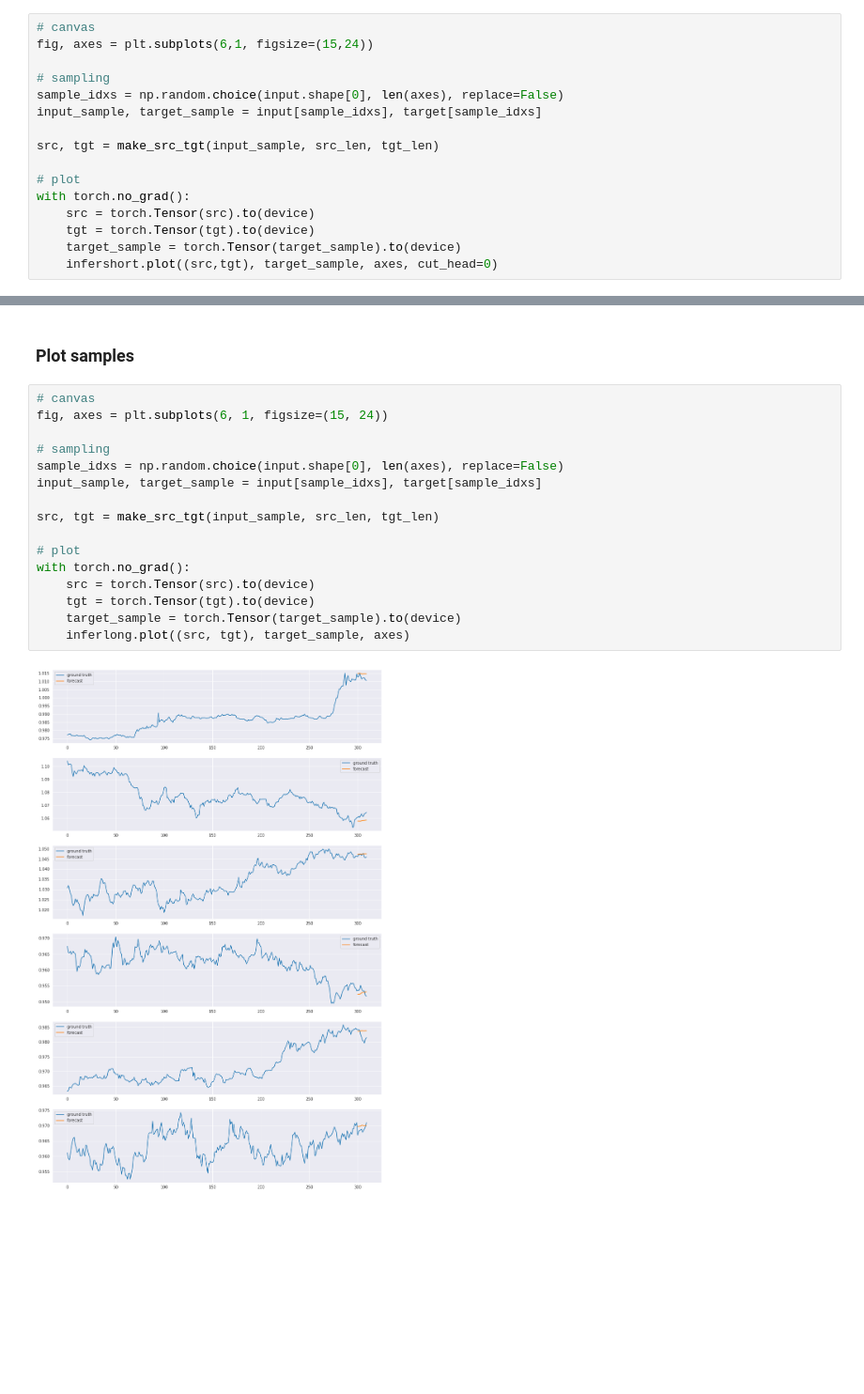
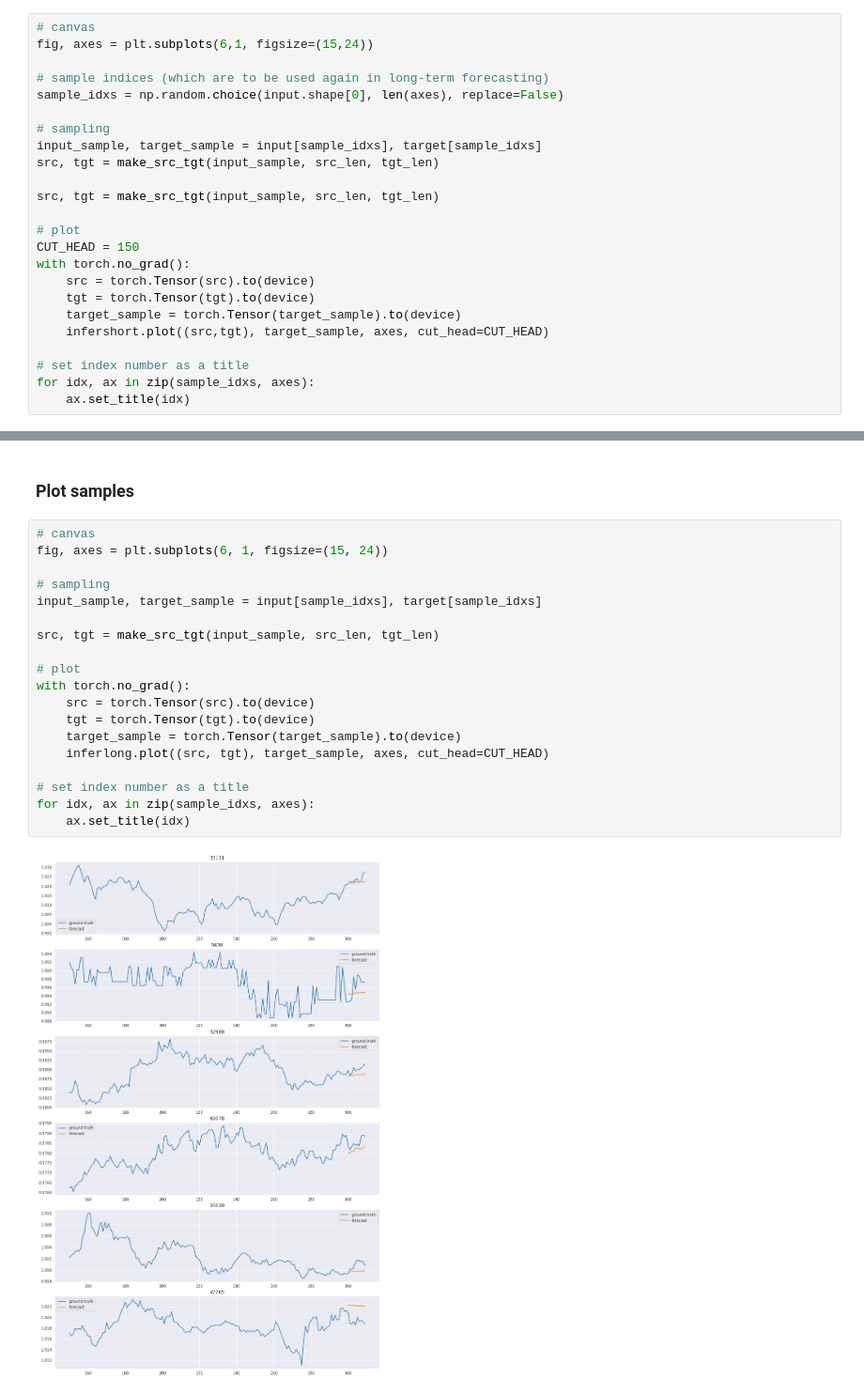
Before and after one commit to yejoon-lee/Transformer_for_time_series, a Jupyter notebook: coin_infer.ipynb, the cells around one changed output, grey strips where cells are left out. Shown at 94% size. Saved outputs shown, nothing was run; the diff lists cells and outputs as text; blank space fills up the shorter version.

```diff
--- a/coin_infer.ipynb
+++ b/coin_infer.ipynb
@@ -79,16 +82,24 @@ Test metric: 0.002591845651109633
 # canvas
 fig, axes = plt.subplots(6,1, figsize=(15,24))
 
+# sample indices (which are to be used again in long-term forecasting)
+sample_idxs = np.random.choice(input.shape[0], len(axes), replace=False)
+
 # sampling
-sample_idxs = np.random.choice(input.shape[0], len(axes), replace=False)
 input_sample, target_sample = input[sample_idxs], target[sample_idxs]
+src, tgt = make_src_tgt(input_sample, src_len, tgt_len)
 
 src, tgt = make_src_tgt(input_sample, src_len, tgt_len)
 
 # plot
+CUT_HEAD = 150
 with torch.no_grad():
     src = torch.Tensor(src).to(device)
     tgt = torch.Tensor(tgt).to(device)
     target_sample = torch.Tensor(target_sample).to(device)
-    infershort.plot((src,tgt), target_sample, axes, cut_head=0)
+    infershort.plot((src,tgt), target_sample, axes, cut_head=CUT_HEAD)
+
+# set index number as a title
+for idx, ax in zip(sample_idxs, axes):
+    ax.set_title(idx)
 # %% [output]
@@ -122,18 +131,21 @@ Test metric(MAE): 0.0025828975066542626
 # %%
 # canvas
 fig, axes = plt.subplots(6, 1, figsize=(15, 24))
 
 # sampling
-sample_idxs = np.random.choice(input.shape[0], len(axes), replace=False)
 input_sample, target_sample = input[sample_idxs], target[sample_idxs]
 
 src, tgt = make_src_tgt(input_sample, src_len, tgt_len)
 
 # plot
 with torch.no_grad():
     src = torch.Tensor(src).to(device)
     tgt = torch.Tensor(tgt).to(device)
     target_sample = torch.Tensor(target_sample).to(device)
-    inferlong.plot((src, tgt), target_sample, axes)
+    inferlong.plot((src, tgt), target_sample, axes, cut_head=CUT_HEAD)
+
+# set index number as a title
+for idx, ax in zip(sample_idxs, axes):
+    ax.set_title(idx)
 # %% [output]
-[figure, old version]
+[figure, new version]
```
Also changed, not shown: parts of 9 cells of this notebook, 2 other files.
